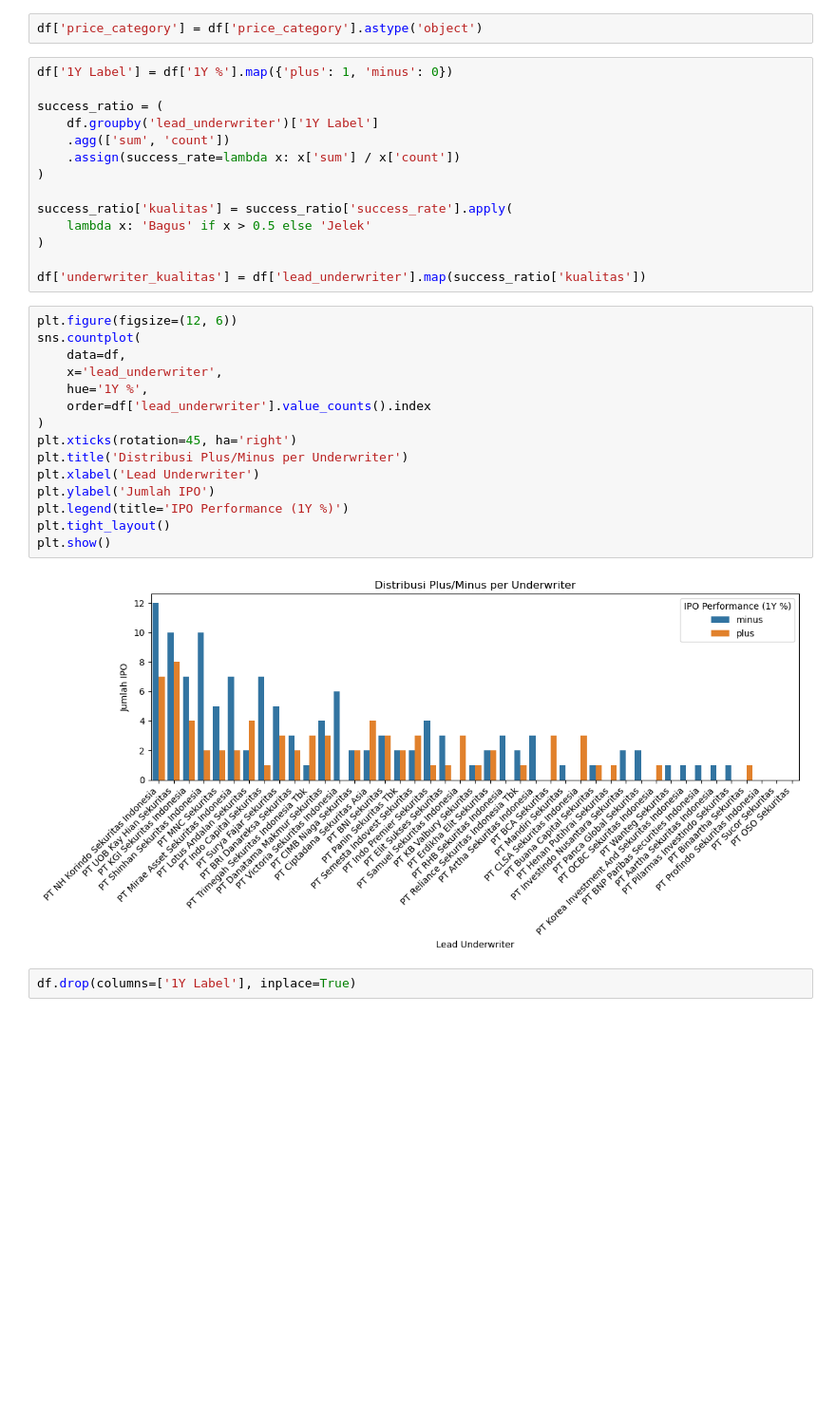
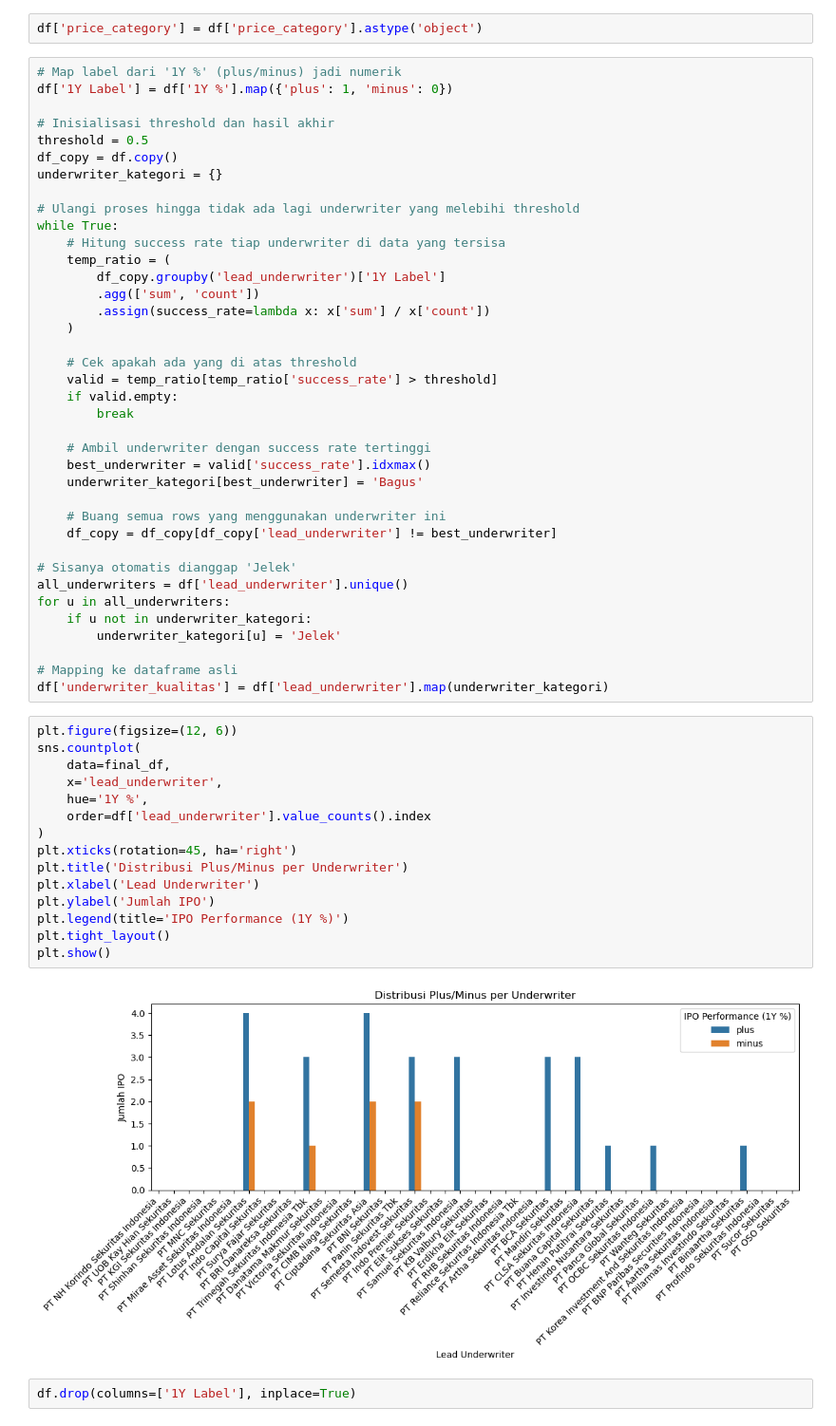
Before and after one commit to williamtheodoruswijaya/Datathon-UI-2025, a Jupyter notebook: notebook/William/William_Notebook.ipynb, the cells around one changed output. Shown at 95% size. Drawn from its saved outputs; the diff is of its cells as text; blank space fills up the shorter version.

```diff
--- a/notebook/William/William_Notebook.ipynb
+++ b/notebook/William/William_Notebook.ipynb
@@ -615,36 +615,60 @@ df['price_category'] = pd.qcut(
 # %%
 df['price_category'] = df['price_category'].astype('object')
 # %%
+# Map label dari '1Y %' (plus/minus) jadi numerik
 df['1Y Label'] = df['1Y %'].map({'plus': 1, 'minus': 0})
 
-success_ratio = (
-    df.groupby('lead_underwriter')['1Y Label']
-    .agg(['sum', 'count'])
-    .assign(success_rate=lambda x: x['sum'] / x['count'])
-)
+# Inisialisasi threshold dan hasil akhir
+threshold = 0.5
+df_copy = df.copy()
+underwriter_kategori = {}
 
-success_ratio['kualitas'] = success_ratio['success_rate'].apply(
-    lambda x: 'Bagus' if x > 0.5 else 'Jelek'
-)
+# Ulangi proses hingga tidak ada lagi underwriter yang melebihi threshold
+while True:
+    # Hitung success rate tiap underwriter di data yang tersisa
+    temp_ratio = (
+        df_copy.groupby('lead_underwriter')['1Y Label']
+        .agg(['sum', 'count'])
+        .assign(success_rate=lambda x: x['sum'] / x['count'])
+    )
 
-df['underwriter_kualitas'] = df['lead_underwriter'].map(success_ratio['kualitas'])
+    # Cek apakah ada yang di atas threshold
+    valid = temp_ratio[temp_ratio['success_rate'] > threshold]
+    if valid.empty:
+        break
+
+    # Ambil underwriter dengan success rate tertinggi
+    best_underwriter = valid['success_rate'].idxmax()
+    underwriter_kategori[best_underwriter] = 'Bagus'
+
+    # Buang semua rows yang menggunakan underwriter ini
+    df_copy = df_copy[df_copy['lead_underwriter'] != best_underwriter]
+
+# Sisanya otomatis dianggap 'Jelek'
+all_underwriters = df['lead_underwriter'].unique()
+for u in all_underwriters:
+    if u not in underwriter_kategori:
+        underwriter_kategori[u] = 'Jelek'
+
+# Mapping ke dataframe asli
+df['underwriter_kualitas'] = df['lead_underwriter'].map(underwriter_kategori)
 # %%
 plt.figure(figsize=(12, 6))
 sns.countplot(
-    data=df,
+    data=final_df,
     x='lead_underwriter',
     hue='1Y %',
     order=df['lead_underwriter'].value_counts().index
 )
 plt.xticks(rotation=45, ha='right')
 plt.title('Distribusi Plus/Minus per Underwriter')
 plt.xlabel('Lead Underwriter')
 plt.ylabel('Jumlah IPO')
 plt.legend(title='IPO Performance (1Y %)')
 plt.tight_layout()
 plt.show()
 # %% [output]
-[figure, old version]
+[figure, new version]
 # %%
 df.drop(columns=['1Y Label'], inplace=True)
 # %% [markdown]
```
Also changed, not shown: parts of 6 cells of this notebook, 3 other files.
